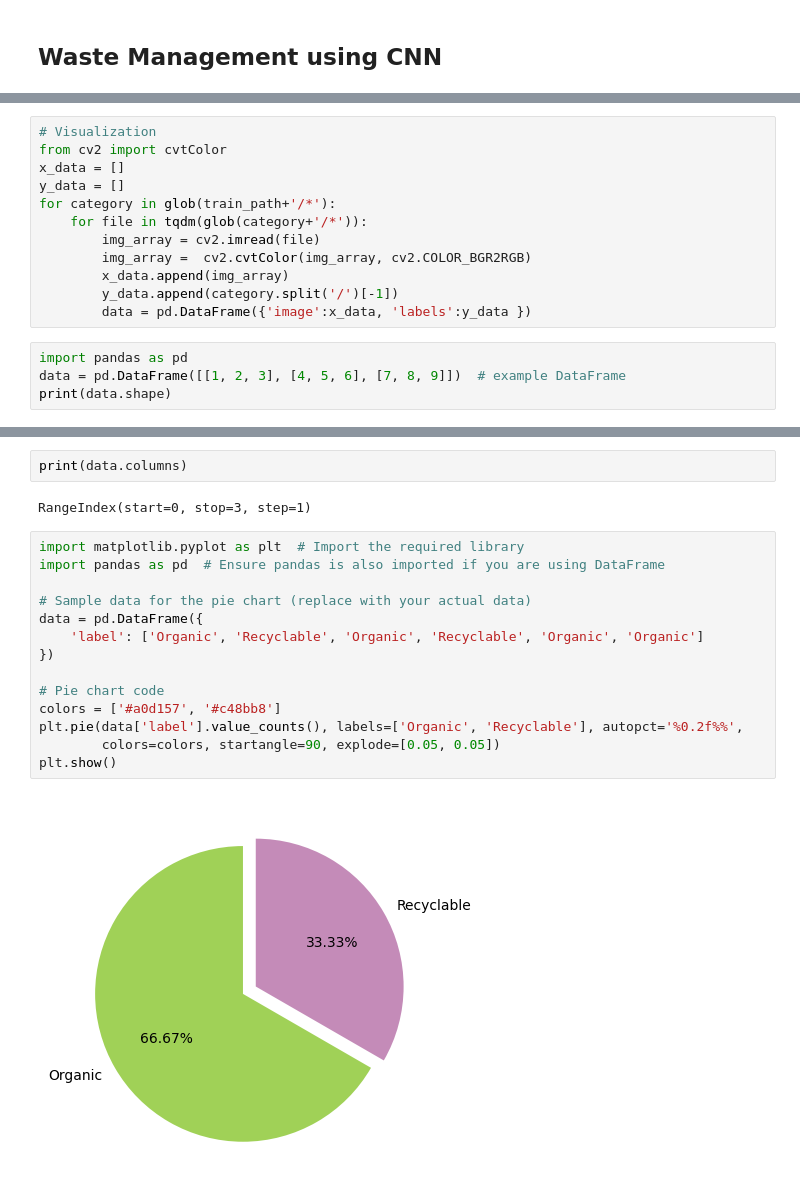
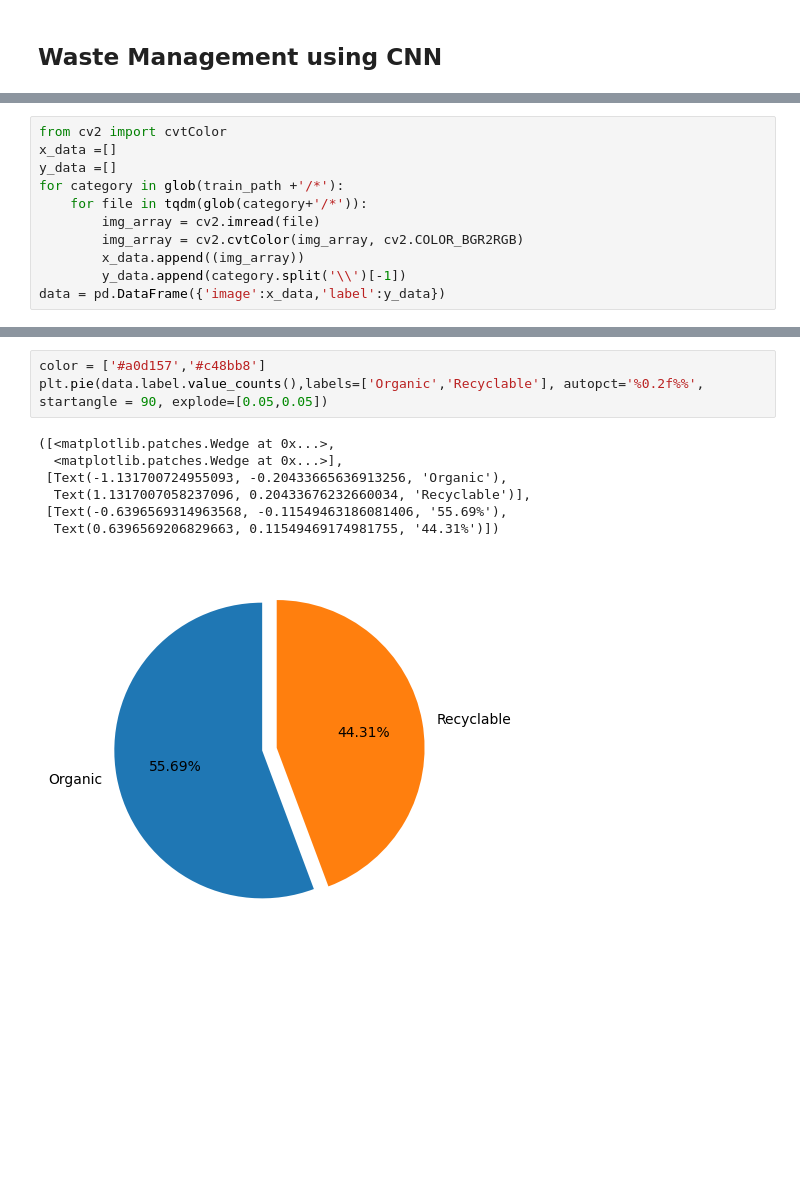
Before and after one commit to Shraddha-Chaudhari356/To-develop-a-CNN-model-to-classify-images-of-plastic-waste, a Jupyter notebook: wasteclassification.ipynb, the cells around one changed output, grey strips where cells are left out. Drawn from its saved outputs; the diff is of its cells as text; blank space fills up the shorter version.

```diff
--- a/wasteclassification.ipynb
+++ b/wasteclassification.ipynb
@@ -66,16 +63,11 @@ from glob import glob
 # %%
-# Visualization
 from cv2 import cvtColor
-x_data = []
-y_data = []
-for category in glob(train_path+'/*'):
+x_data =[]
+y_data =[]
+for category in glob(train_path +'/*'):
     for file in tqdm(glob(category+'/*')):
         img_array = cv2.imread(file)
-        img_array =  cv2.cvtColor(img_array, cv2.COLOR_BGR2RGB)
-        x_data.append(img_array)
-        y_data.append(category.split('/')[-1])
-        data = pd.DataFrame({'image':x_data, 'labels':y_data })
+        img_array = cv2.cvtColor(img_array, cv2.COLOR_BGR2RGB)
+        x_data.append((img_array))
+        y_data.append(category.split('\\')[-1])
+data = pd.DataFrame({'image':x_data,'label':y_data})
-# %%
-import pandas as pd
-data = pd.DataFrame([[1, 2, 3], [4, 5, 6], [7, 8, 9]])  # example DataFrame
-print(data.shape)
@@ -88,20 +78,11 @@ data.shape
-# %%
-print(data.columns)
-# %% [output]
-RangeIndex(start=0, stop=3, step=1)
-# %%
-import matplotlib.pyplot as plt  # Import the required library
-import pandas as pd  # Ensure pandas is also imported if you are using DataFrame
-
-# Sample data for the pie chart (replace with your actual data)
-data = pd.DataFrame({
-    'label': ['Organic', 'Recyclable', 'Organic', 'Recyclable', 'Organic', 'Organic']
-})
-
-# Pie chart code
-colors = ['#a0d157', '#c48bb8']
-plt.pie(data['label'].value_counts(), labels=['Organic', 'Recyclable'], autopct='%0.2f%%',
-        colors=colors, startangle=90, explode=[0.05, 0.05])
-plt.show()
-# %% [output]
-[figure, removed]
+# %%
+color = ['#a0d157','#c48bb8']
+plt.pie(data.label.value_counts(),labels=['Organic','Recyclable'], autopct='%0.2f%%', startangle = 90, explode=[0.05,0.05])
+# %% [output]
+([<matplotlib.patches.Wedge at 0x...>,
+  <matplotlib.patches.Wedge at 0x...>],
+ [Text(-1.131700724955093, -0.20433665636913256, 'Organic'),
+  Text(1.1317007058237096, 0.20433676232660034, 'Recyclable')],
+ [Text(-0.6396569314963568, -0.11549463186081406, '55.69%'),
+  Text(0.6396569206829663, 0.11549469174981755, '44.31%')])
+[figure, added]
```
Also changed, not shown: parts of 20 cells of this notebook.
